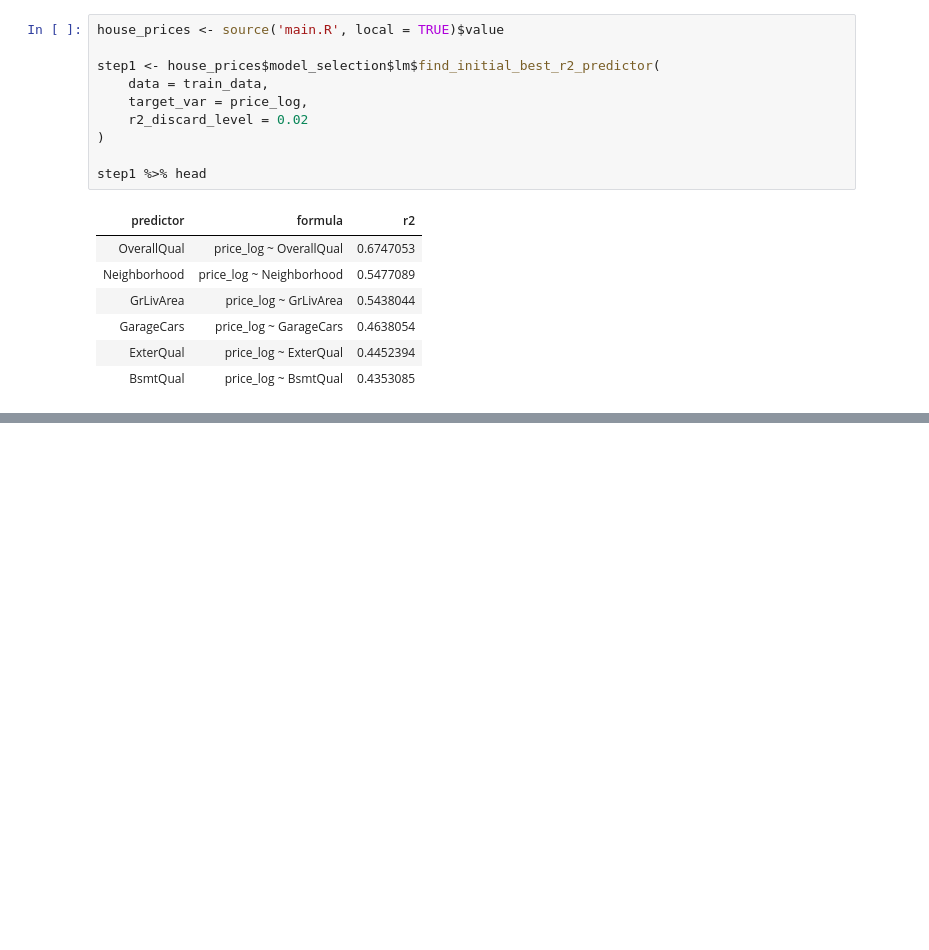
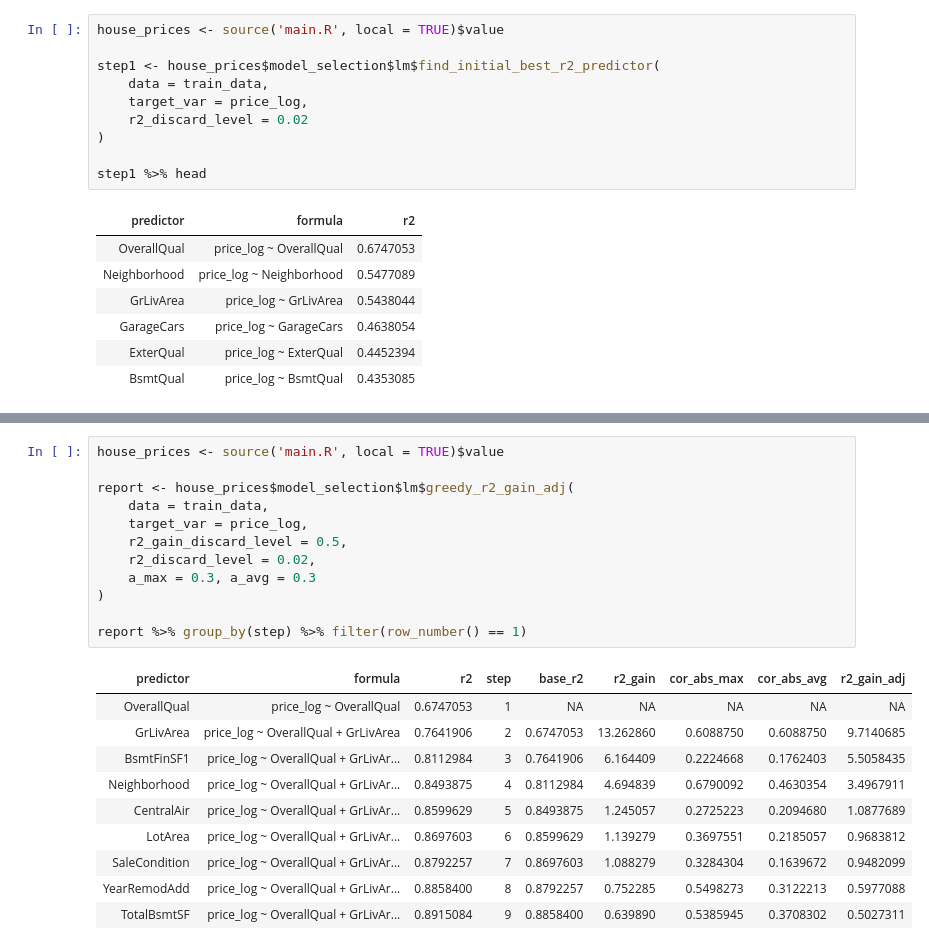
Before and after one commit to MatrixNorm/kaggle, a Jupyter notebook: rbooks/house_prices/DEV_model_selection.ipynb, the cells around one changed output, grey strips where cells are left out. Saved outputs shown, nothing was run; the diff lists cells and outputs as text; blank space fills up the shorter version.

```diff
--- a/rbooks/house_prices/DEV_model_selection.ipynb
+++ b/rbooks/house_prices/DEV_model_selection.ipynb
@@ -186,0 +226,23 @@ ERROR: Error: Column `predictor` must be length 1 or 1, not 0
+# %%
+house_prices <- source('main.R', local = TRUE)$value
+
+report <- house_prices$model_selection$lm$greedy_r2_gain_adj(
+    data = train_data,
+    target_var = price_log,
+    r2_gain_discard_level = 0.5,
+    r2_discard_level = 0.02,
+    a_max = 0.3, a_avg = 0.3
+)
+
+report %>% group_by(step) %>% filter(row_number() == 1)
+# %% [output]
+| predictor | formula | r2 | step | base_r2 | r2_gain | cor_abs_max | cor_abs_avg | r2_gain_adj |
+| OverallQual | price_log ~ OverallQual | 0.6747053 | 1 | NA | NA | NA | NA | NA |
+| GrLivArea | price_log ~ OverallQual + GrLivArea | 0.7641906 | 2 | 0.6747053 | 13.262860 | 0.6088750 | 0.6088750 | 9.7140685 |
+| BsmtFinSF1 | price_log ~ OverallQual + GrLivAr... | 0.8112984 | 3 | 0.7641906 | 6.164409 | 0.2224668 | 0.1762403 | 5.5058435 |
+| Neighborhood | price_log ~ OverallQual + GrLivAr... | 0.8493875 | 4 | 0.8112984 | 4.694839 | 0.6790092 | 0.4630354 | 3.4967911 |
+| CentralAir | price_log ~ OverallQual + GrLivAr... | 0.8599629 | 5 | 0.8493875 | 1.245057 | 0.2725223 | 0.2094680 | 1.0877689 |
+| LotArea | price_log ~ OverallQual + GrLivAr... | 0.8697603 | 6 | 0.8599629 | 1.139279 | 0.3697551 | 0.2185057 | 0.9683812 |
+| SaleCondition | price_log ~ OverallQual + GrLivAr... | 0.8792257 | 7 | 0.8697603 | 1.088279 | 0.3284304 | 0.1639672 | 0.9482099 |
+| YearRemodAdd | price_log ~ OverallQual + GrLivAr... | 0.8858400 | 8 | 0.8792257 | 0.752285 | 0.5498273 | 0.3122213 | 0.5977088 |
+| TotalBsmtSF | price_log ~ OverallQual + GrLivAr... | 0.8915084 | 9 | 0.8858400 | 0.639890 | 0.5385945 | 0.3708302 | 0.5027311 |
```
Also changed, not shown: parts of 4 cells of this notebook, 1 other file.
